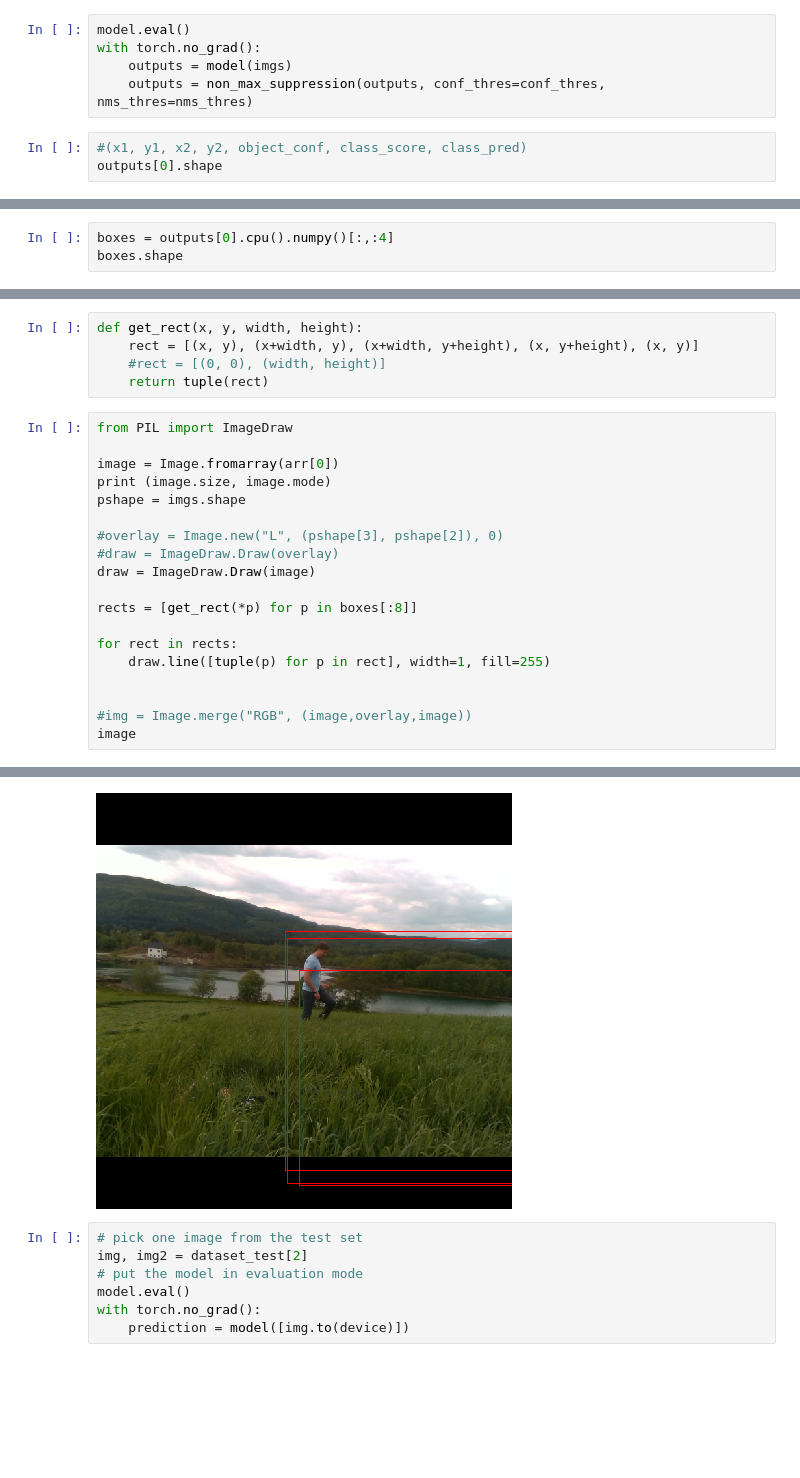
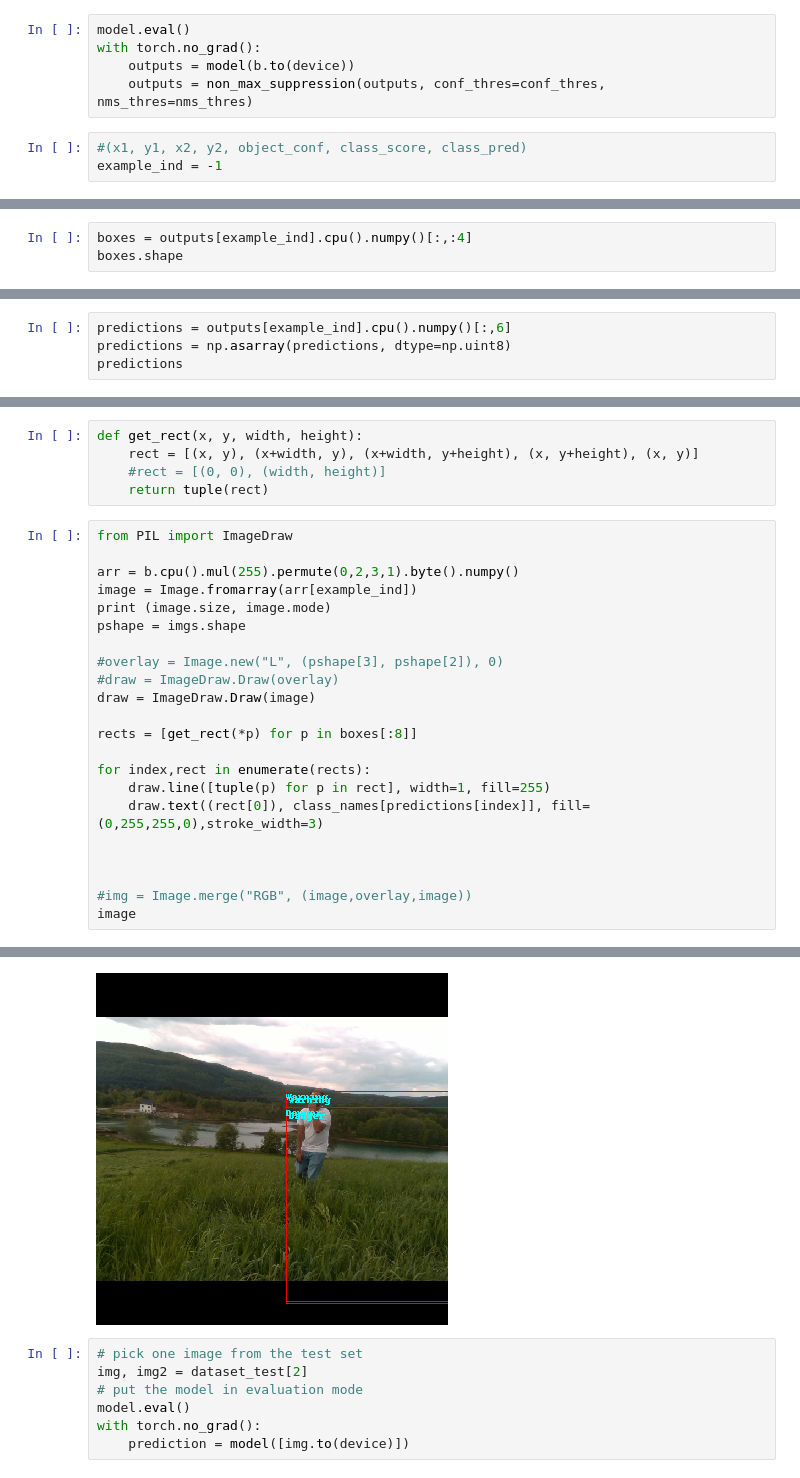
Before and after one commit to jcmayoral/gr_perception, a Jupyter notebook: gr_ml/nb/attempt yolo.ipynb, the cells around one changed output, grey strips where cells are left out. Cells and saved outputs as stored; diff of their text form; blank space fills up the shorter version.

```diff
--- a/gr_ml/nb/attempt yolo.ipynb
+++ b/gr_ml/nb/attempt yolo.ipynb
@@ -489,8 +482,8 @@ nms_thres = 0.5
 # %%
 model.eval()
 with torch.no_grad():
-    outputs = model(imgs)
+    outputs = model(b.to(device))
     outputs = non_max_suppression(outputs, conf_thres=conf_thres, nms_thres=nms_thres)
 # %%
 #(x1, y1, x2, y2, object_conf, class_score, class_pred)
-outputs[0].shape
+example_ind = -1
@@ -499,4 +490,4 @@ torch.Size([3, 7])
 # %%
-boxes = outputs[0].cpu().numpy()[:,:4]
+boxes = outputs[example_ind].cpu().numpy()[:,:4]
 boxes.shape
 # %% [output]
@@ -503,0 +495,4 @@ boxes.shape
+# %%
+predictions = outputs[example_ind].cpu().numpy()[:,6]
+predictions = np.asarray(predictions, dtype=np.uint8)
+predictions
@@ -511,7 +514,8 @@ def get_rect(x, y, width, height):
 # %%
 from PIL import ImageDraw
 
-image = Image.fromarray(arr[0])
+arr = b.cpu().mul(255).permute(0,2,3,1).byte().numpy()
+image = Image.fromarray(arr[example_ind])
 print (image.size, image.mode)
 pshape = imgs.shape
 
@@ -521,8 +525,10 @@ draw = ImageDraw.Draw(image)
 
 rects = [get_rect(*p) for p in boxes[:8]]
 
-for rect in rects:
+for index,rect in enumerate(rects):
     draw.line([tuple(p) for p in rect], width=1, fill=255)
+    draw.text((rect[0]), class_names[predictions[index]], fill=(0,255,255,0),stroke_width=3)
+
 
 
 #img = Image.merge("RGB", (image,overlay,image))
@@ -532,4 +538,4 @@ image
-[figure, old version]
+[figure, new version]
 # %%
 # pick one image from the test set
 img, img2 = dataset_test[2]
```
Also changed, not shown: parts of 15 cells of this notebook.
